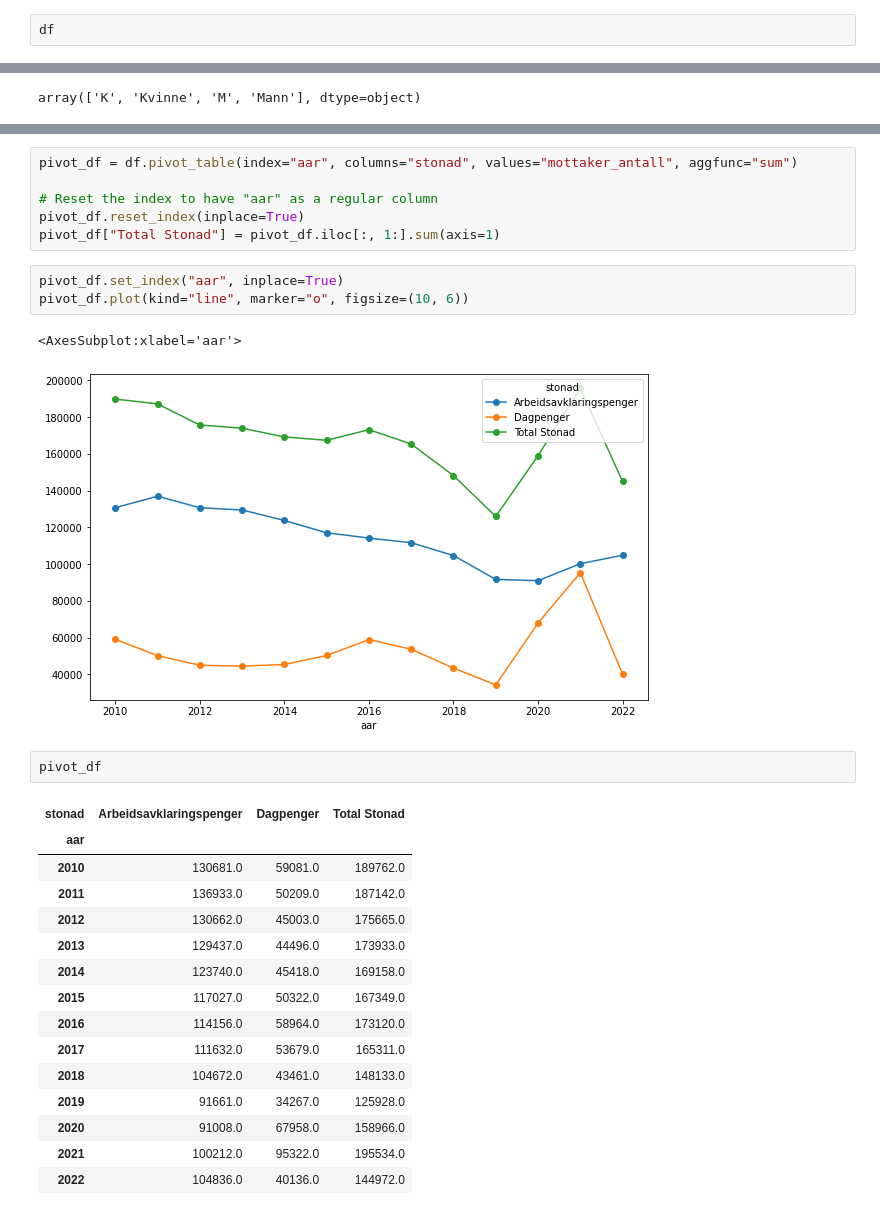
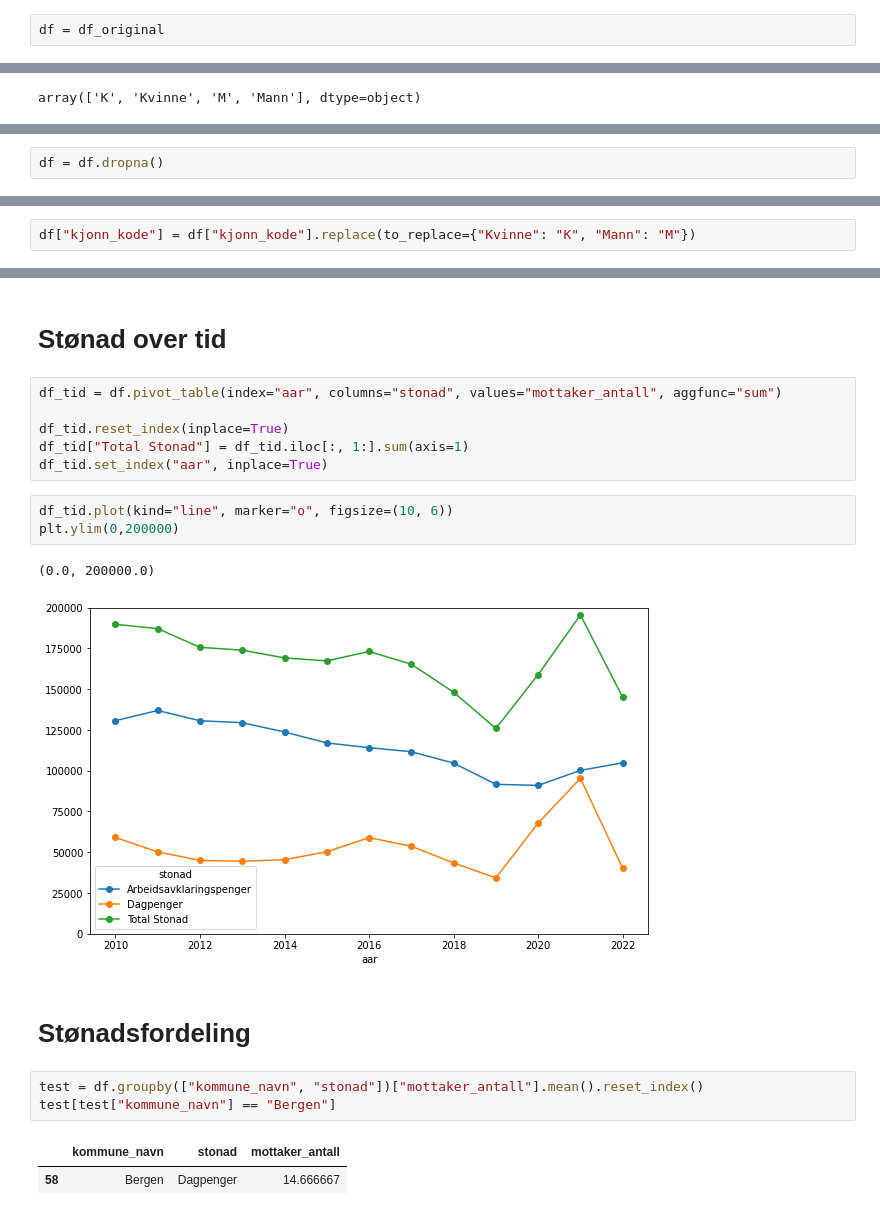
Before and after one commit to MrAldrin/div_prosjekter, a Jupyter notebook: nav_interview/inspection.ipynb, the cells around one changed output, grey strips where cells are left out. Drawn from its saved outputs; the diff is of its cells as text.

```diff
--- a/nav_interview/inspection.ipynb
+++ b/nav_interview/inspection.ipynb
@@ -6,2 +29,2 @@ df = pd.read_csv("stonad_mottakere_kommune_2010_2022.csv")
 # %%
-df
+df = df_original
@@ -82,0 +99,2 @@ plt.show()
+# %%
+df = df.dropna()
@@ -82,0 +104,2 @@ plt.show()
+# %%
+df["kjonn_kode"] = df["kjonn_kode"].replace(to_replace={"Kvinne": "K", "Mann": "M"})
@@ -83,30 +124,22 @@ plt.show()
+# %% [markdown]
+# Stønad over tid
 # %%
-pivot_df = df.pivot_table(index="aar", columns="stonad", values="mottaker_antall", aggfunc="sum")
+df_tid = df.pivot_table(index="aar", columns="stonad", values="mottaker_antall", aggfunc="sum")
 
-# Reset the index to have "aar" as a regular column
-pivot_df.reset_index(inplace=True)
-pivot_df["Total Stonad"] = pivot_df.iloc[:, 1:].sum(axis=1)
+df_tid.reset_index(inplace=True)
+df_tid["Total Stonad"] = df_tid.iloc[:, 1:].sum(axis=1)
+df_tid.set_index("aar", inplace=True)
 # %%
-pivot_df.set_index("aar", inplace=True)
-pivot_df.plot(kind="line", marker="o", figsize=(10, 6))
+df_tid.plot(kind="line", marker="o", figsize=(10, 6))
+plt.ylim(0,200000)
 # %% [output]
-<AxesSubplot:xlabel='aar'>
+(0.0, 200000.0)
-[figure, old version]
+[figure, new version]
-# %%
-pivot_df
-# %% [output]
-| stonad | Arbeidsavklaringspenger | Dagpenger | Total Stonad |
-| aar |  |  |  |
-| 2010 | 130681.0 | 59081.0 | 189762.0 |
-| 2011 | 136933.0 | 50209.0 | 187142.0 |
-| 2012 | 130662.0 | 45003.0 | 175665.0 |
-| 2013 | 129437.0 | 44496.0 | 173933.0 |
-| 2014 | 123740.0 | 45418.0 | 169158.0 |
-| 2015 | 117027.0 | 50322.0 | 167349.0 |
-| 2016 | 114156.0 | 58964.0 | 173120.0 |
-| 2017 | 111632.0 | 53679.0 | 165311.0 |
-| 2018 | 104672.0 | 43461.0 | 148133.0 |
-| 2019 | 91661.0 | 34267.0 | 125928.0 |
-| 2020 | 91008.0 | 67958.0 | 158966.0 |
-| 2021 | 100212.0 | 95322.0 | 195534.0 |
-| 2022 | 104836.0 | 40136.0 | 144972.0 |
+# %% [markdown]
+# Stønadsfordeling
+# %%
+test = df.groupby(["kommune_navn", "stonad"])["mottaker_antall"].mean().reset_index()
+test[test["kommune_navn"] == "Bergen"]
+# %% [output]
+|  | kommune_navn | stonad | mottaker_antall |
+| 58 | Bergen | Dagpenger | 14.666667 |
```
Also changed, not shown: parts of 34 cells of this notebook.
